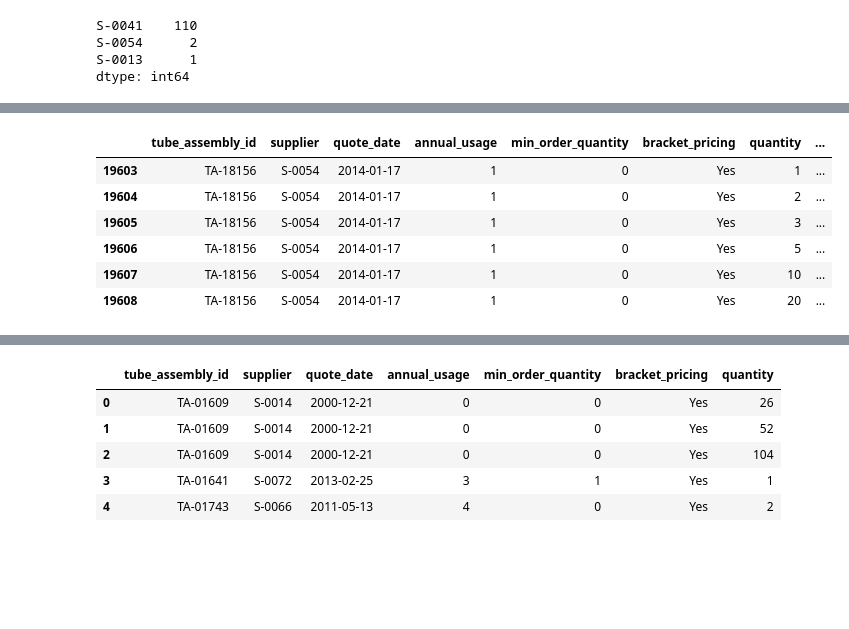
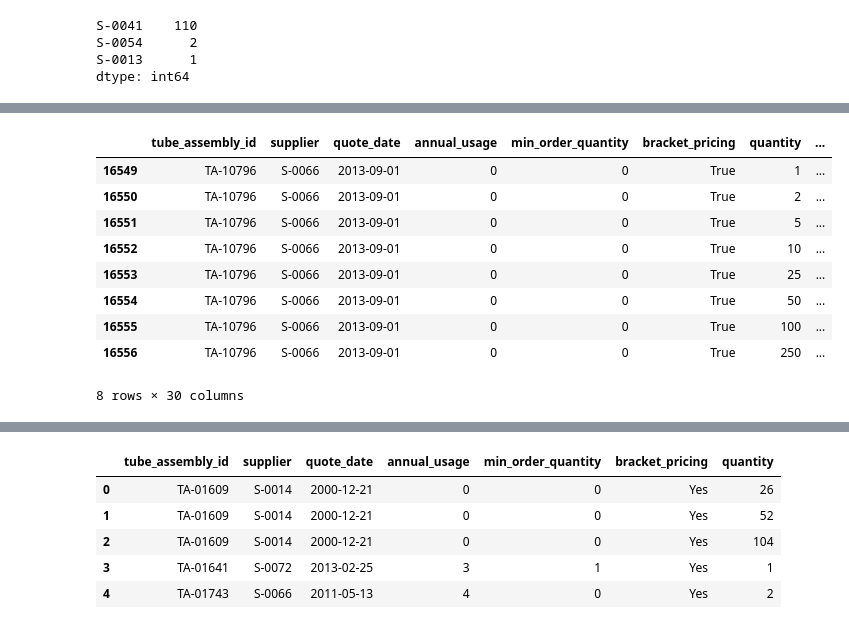
Before and after one commit to cberzan/kaggle-caterpillar, a Jupyter notebook: caterpillar-tube-pricing/bracket_pricing.ipynb, the cells around one changed output, grey strips where cells are left out. Cells and saved outputs as stored; diff of their text form; code cells hidden in the pictures; blank space fills up the shorter version.

```diff
--- a/caterpillar-tube-pricing/bracket_pricing.ipynb
+++ b/caterpillar-tube-pricing/bracket_pricing.ipynb
@@ -15,5 +12,8 @@ X_train, y_train, X_test, y_test = get_dev_split(raw)
 # %% [output]
 Populating the interactive namespace from numpy and matplotlib
+# %%
+aug_train_set, aug_test_set = get_augmented_train_and_test_set()
+X_train, y_train, X_test, y_test = next(generate_xv_splits(aug_train_set))
 # %%
 raw['train_set'].supplier.value_counts()[:10]
 # %% [output]
@@ -236,18 +236,20 @@ taids
  'TA-20905',
  'TA-21148']
 # %%
-df = X_train.copy()
-df['cost'] = y_train
-taid = 'TA-18156'
-df = df[X_train.tube_assembly_id == taid]
+df = aug_train_set.copy()
+taid = 'TA-10796'
+df = df[aug_train_set.tube_assembly_id == taid]
 df
 # %% [output]
 |  | tube_assembly_id | supplier | quote_date | annual_usage | min_order_quantity | bracket_pricing | quantity | ... |
-| 19603 | TA-18156 | S-0054 | 2014-01-17 | 1 | 0 | Yes | 1 | ... |
-| 19604 | TA-18156 | S-0054 | 2014-01-17 | 1 | 0 | Yes | 2 | ... |
-| 19605 | TA-18156 | S-0054 | 2014-01-17 | 1 | 0 | Yes | 3 | ... |
-| 19606 | TA-18156 | S-0054 | 2014-01-17 | 1 | 0 | Yes | 5 | ... |
-| 19607 | TA-18156 | S-0054 | 2014-01-17 | 1 | 0 | Yes | 10 | ... |
-| 19608 | TA-18156 | S-0054 | 2014-01-17 | 1 | 0 | Yes | 20 | ... |
+| 16549 | TA-10796 | S-0066 | 2013-09-01 | 0 | 0 | True | 1 | ... |
+| 16550 | TA-10796 | S-0066 | 2013-09-01 | 0 | 0 | True | 2 | ... |
+| 16551 | TA-10796 | S-0066 | 2013-09-01 | 0 | 0 | True | 5 | ... |
+| 16552 | TA-10796 | S-0066 | 2013-09-01 | 0 | 0 | True | 10 | ... |
+| 16553 | TA-10796 | S-0066 | 2013-09-01 | 0 | 0 | True | 25 | ... |
+| 16554 | TA-10796 | S-0066 | 2013-09-01 | 0 | 0 | True | 50 | ... |
+| 16555 | TA-10796 | S-0066 | 2013-09-01 | 0 | 0 | True | 100 | ... |
+| 16556 | TA-10796 | S-0066 | 2013-09-01 | 0 | 0 | True | 250 | ... |
+8 rows × 30 columns
 # %%
 xs = 1.0 / df.quantity.values
```
Also changed, not shown: parts of 2 cells of this notebook, 1 other file.
